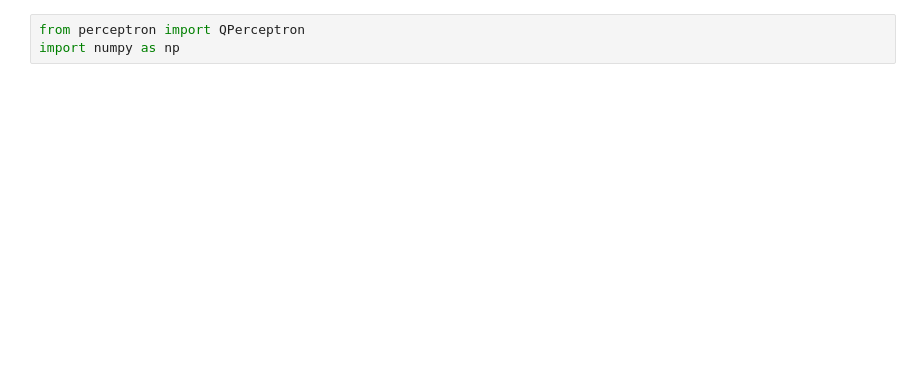
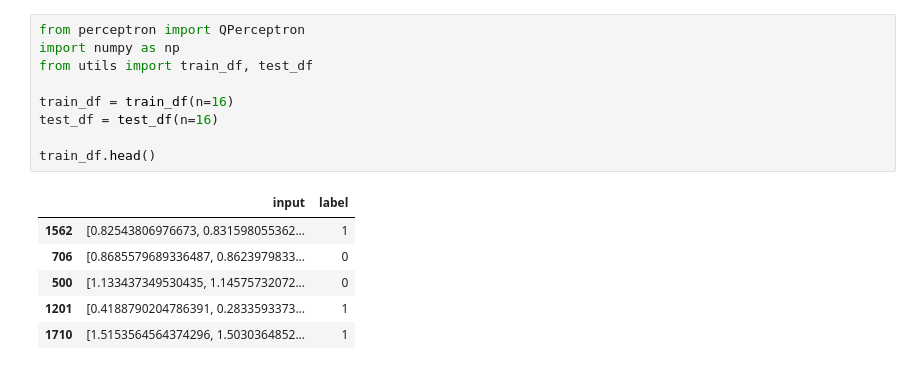
Before and after one commit to lucasgrisiq/quantum-classifier, a Jupyter notebook: perceptron.ipynb, the cells around one changed output. Drawn from its saved outputs; the diff is of its cells as text; blank space fills up the shorter version.

```diff
--- a/perceptron.ipynb
+++ b/perceptron.ipynb
@@ -1,3 +1,16 @@
 # %%
 from perceptron import QPerceptron
 import numpy as np
+from utils import train_df, test_df
+
+train_df = train_df(n=16)
+test_df = test_df(n=16)
+
+train_df.head()
+# %% [output]
+|  | input | label |
+| 1562 | [0.82543806976673, 0.831598055362... | 1 |
+| 706 | [0.8685579689336487, 0.8623979833... | 0 |
+| 500 | [1.133437349530435, 1.14575732072... | 0 |
+| 1201 | [0.4188790204786391, 0.2833593373... | 1 |
+| 1710 | [1.5153564564374296, 1.5030364852... | 1 |
```
Also changed, not shown: parts of 9 cells of this notebook, 3 other files.
